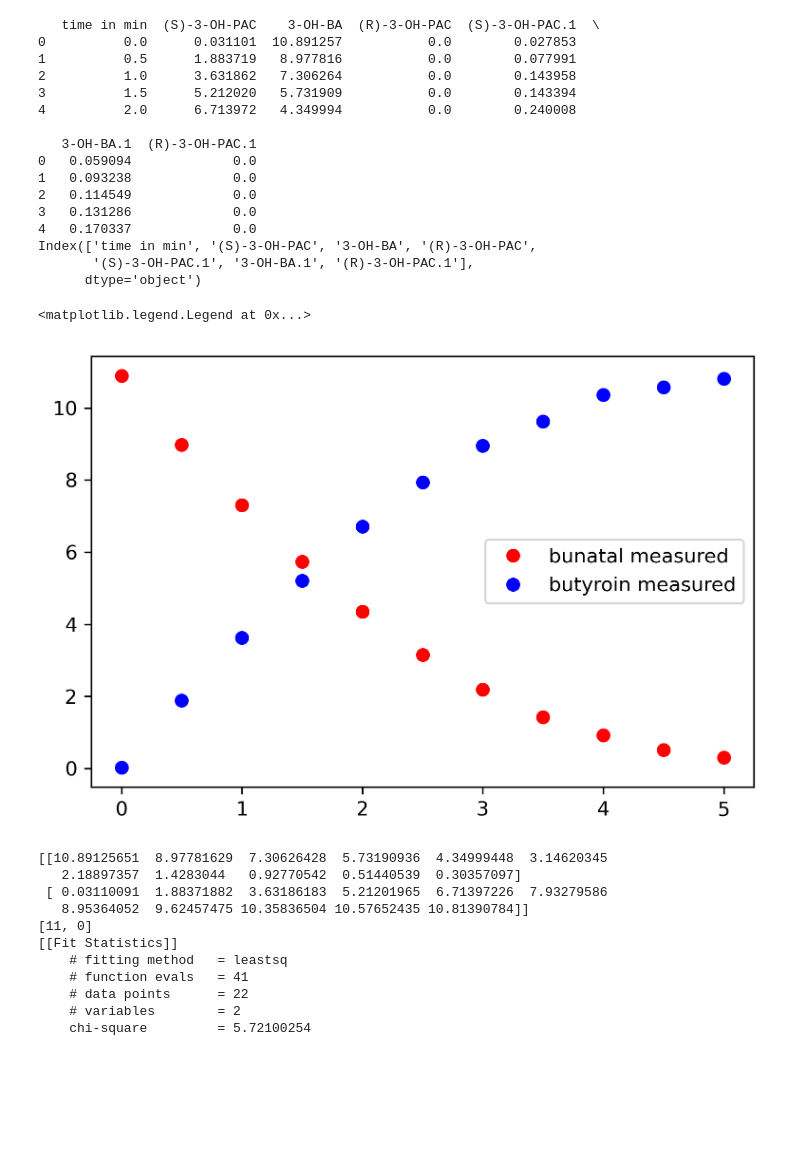
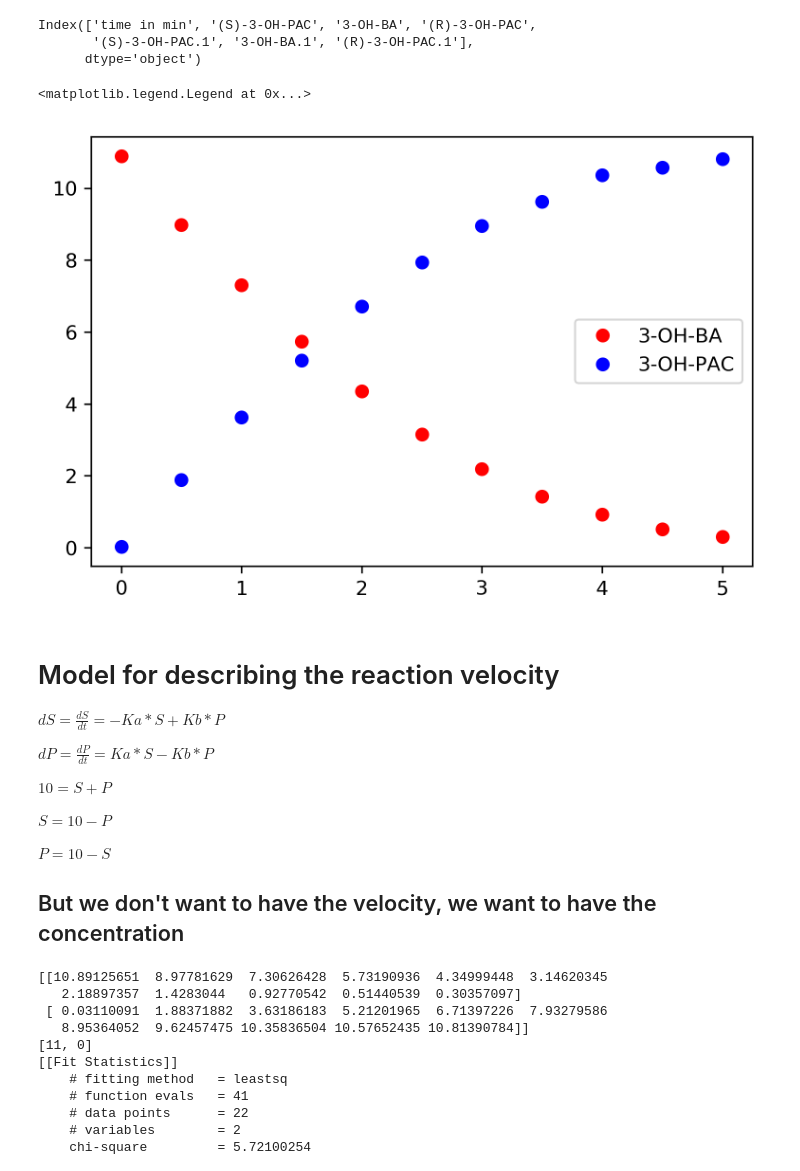
Before and after one commit to BioCatHub/wt_modeling, a Jupyter notebook: Drafts/lmfit_biocatalysis/dataset_dominic.ipynb, the cells around one changed output. Drawn from its saved outputs; the diff is of its cells as text; code cells hidden in the pictures; blank space fills up the shorter version.

```diff
--- a/Drafts/lmfit_biocatalysis/dataset_dominic.ipynb
+++ b/Drafts/lmfit_biocatalysis/dataset_dominic.ipynb
@@ -1,47 +1,48 @@
 # %%
 from scipy.integrate import odeint
 import pandas as pd
 import matplotlib.pyplot as plt
 import numpy as np
-import lmfit
+#import lmfit
 
 df = pd.read_excel(r"Full Conversion Approach.xlsx", sheet_name = "10mL_viualisation")
 plt.rcParams["figure.dpi"] = 300
-print(df.head())
+#print(df.head())
 print(df.columns)
 
 
 time = df["time in min"]
 substrate = df["3-OH-BA"]
 product = df["(S)-3-OH-PAC"]
 
 time_before_feed = time.iloc[:11]
 substrate_before_feed = substrate.iloc[:11]
 product_before_feed = product.iloc[:11]
 
 fix, ax = plt.subplots()
 
-ax.plot(time_before_feed, substrate_before_feed, label="bunatal measured", color="red", linestyle="", marker="o")
-ax.plot(time_before_feed, product_before_feed, label="butyroin measured", color="blue", linestyle="", marker="o")
+ax.plot(time_before_feed, substrate_before_feed, label="3-OH-BA", color="red", linestyle="", marker="o")
+ax.plot(time_before_feed, product_before_feed, label="3-OH-PAC", color="blue", linestyle="", marker="o")
 #ax.plot(time, product2, label="octanediol measured", color="green", linestyle="", marker="o")
 ax.legend()
 # %% [output]
-   time in min  (S)-3-OH-PAC    3-OH-BA  (R)-3-OH-PAC  (S)-3-OH-PAC.1  \
-0          0.0      0.031101  10.891257           0.0        0.027853
-1          0.5      1.883719   8.977816           0.0        0.077991
-2          1.0      3.631862   7.306264           0.0        0.143958
-3          1.5      5.212020   5.731909           0.0        0.143394
-4          2.0      6.713972   4.349994           0.0        0.240008
-
-   3-OH-BA.1  (R)-3-OH-PAC.1
-0   0.059094             0.0
-1   0.093238             0.0
-2   0.114549             0.0
-3   0.131286             0.0
-4   0.170337             0.0
 Index(['time in min', '(S)-3-OH-PAC', '3-OH-BA', '(R)-3-OH-PAC',
        '(S)-3-OH-PAC.1', '3-OH-BA.1', '(R)-3-OH-PAC.1'],
       dtype='object')
 <matplotlib.legend.Legend at 0x...>
-[figure, old version]
+[figure, new version]
+# %% [markdown]
+# Model for describing the reaction velocity
+
+$ dS =  \frac{dS}{dt} = -Ka * S + Kb * P  $
+
+$ dP = \frac{dP}{dt} = Ka*S - Kb*P $
+
+$ 10 = S+P $
+
+$ S = 10-P $
+
+$ P = 10-S $
+
+## But we don't want to have the velocity, we want to have the concentration
 # %%
```
Also changed, not shown: parts of 1 cell of this notebook.
